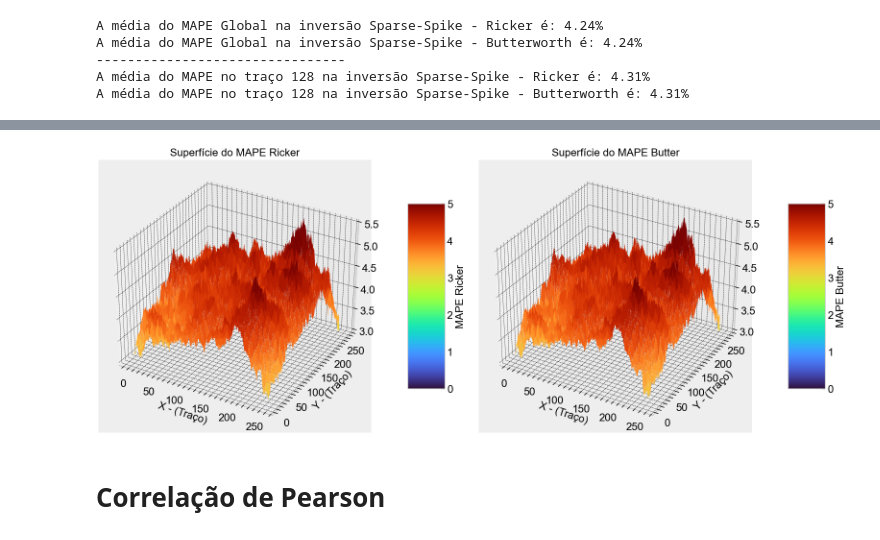
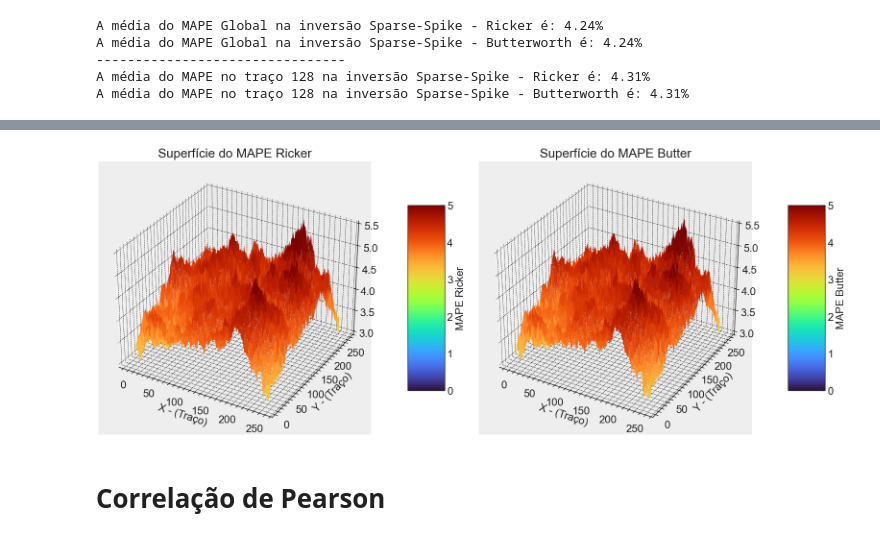
Before and after one commit to albano-a/tcc_methodology, a Jupyter notebook: stats.ipynb, the cells around one changed output, grey strips where cells are left out. Drawn from its saved outputs; the diff is of its cells as text; code cells hidden in the pictures.

```diff
--- a/stats.ipynb
+++ b/stats.ipynb
@@ -27,6 +27,20 @@ FONT_SIZE = 19
 LABEL_SIZE = 16
 VMIN = 6000
 VMAX = 17000
+
+plt.rcParams.update(
+    {
+        "axes.labelsize": LABEL_SIZE,
+        "axes.titlesize": FONT_SIZE,
+        "xtick.labelsize": LABEL_SIZE,
+        "ytick.labelsize": LABEL_SIZE,
+        "text.color": TEXT_COLOR,
+        "axes.labelcolor": TEXT_COLOR,
+        "axes.edgecolor": TEXT_COLOR,
+        "xtick.color": TEXT_COLOR,
+        "ytick.color": TEXT_COLOR,
+    }
+)
 # %%
 imp_30hz = np.load("Uncompressed/impedance_30hz.npy")
 imp_back = np.load("Uncompressed/impedance_background.npy")
@@ -247,35 +309,51 @@ plt.show()
 # %%
 from mpl_toolkits.mplot3d import Axes3D
 
 x = np.arange(ss_MAPE_ricker_3D.shape[0])
 y = np.arange(ss_MAPE_ricker_3D.shape[1])
 x, y = np.meshgrid(x, y)
 
 fig = plt.figure(figsize=(16, 8))
 
 vmin = 0
 vmax = 5
 
 # Primeiro subplot para ss_MAPE_ricker
-ax1 = fig.add_subplot(121, projection='3d')
-surf1 = ax1.plot_surface(x, y, ss_MAPE_ricker_3D[:, :, 0].T, cmap='turbo', edgecolor='none', vmin=vmin, vmax=vmax)
-fig.colorbar(surf1, ax=ax1, shrink=0.5, aspect=5, pad=0.1, label='MAPE Ricker')
-ax1.set_title('Superfície do MAPE Ricker')
-ax1.set_xlabel('X - (Traço)')
-ax1.set_ylabel('Y - (Traço)')
+ax1 = fig.add_subplot(121, projection="3d")
+surf1 = ax1.plot_surface(
+    x,
+    y,
+    ss_MAPE_ricker_3D[:, :, 0].T,
+    cmap="turbo",
+    edgecolor="none",
+    vmin=vmin,
+    vmax=vmax,
+)
+fig.colorbar(surf1, ax=ax1, shrink=0.5, aspect=5, pad=0.1, label="MAPE Ricker")
+ax1.set_title("Superfície do MAPE Ricker")
+ax1.set_xlabel("X - (Traço)")
+ax1.set_ylabel("Y - (Traço)")
 
 # Segundo subplot para ss_MAPE_butter
-ax2 = fig.add_subplot(122, projection='3d')
-surf2 = ax2.plot_surface(x, y, ss_MAPE_butter_3D[:, :, 0].T, cmap='turbo', edgecolor='none', vmin=vmin, vmax=vmax)
-fig.colorbar(surf2, ax=ax2, shrink=0.5, aspect=5, pad=0.1, label='MAPE Butter')
-ax2.set_title('Superfície do MAPE Butter')
-ax2.set_xlabel('X - (Traço)')
-ax2.set_ylabel('Y - (Traço)')
+ax2 = fig.add_subplot(122, projection="3d")
+surf2 = ax2.plot_surface(
+    x,
+    y,
+    ss_MAPE_butter_3D[:, :, 0].T,
+    cmap="turbo",
+    edgecolor="none",
+    vmin=vmin,
+    vmax=vmax,
+)
+fig.colorbar(surf2, ax=ax2, shrink=0.5, aspect=5, pad=0.1, label="MAPE Butter")
+ax2.set_title("Superfície do MAPE Butter")
+ax2.set_xlabel("X - (Traço)")
+ax2.set_ylabel("Y - (Traço)")
 
 plt.tight_layout()
 plt.show()
 # %% [output]
-[figure, old version]
+[figure, new version]
 # %% [markdown]
 # Correlação de Pearson
 # %% [markdown]
```
Also changed, not shown: parts of 26 cells of this notebook, 2 other files.
